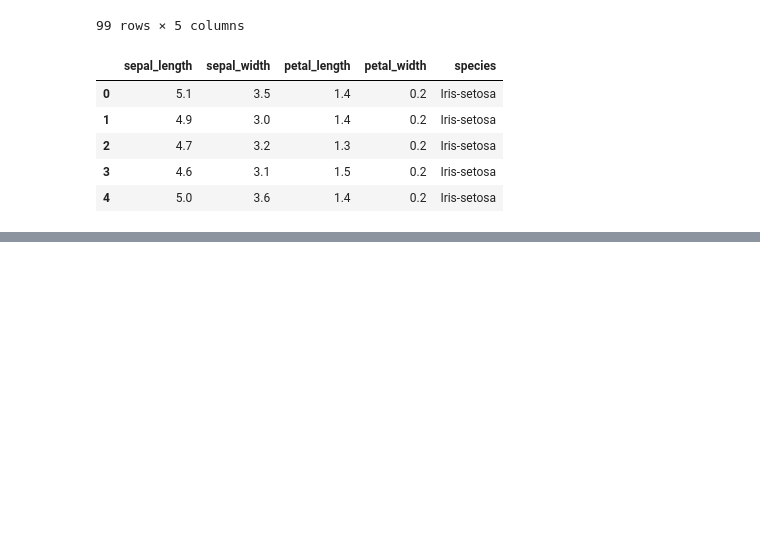
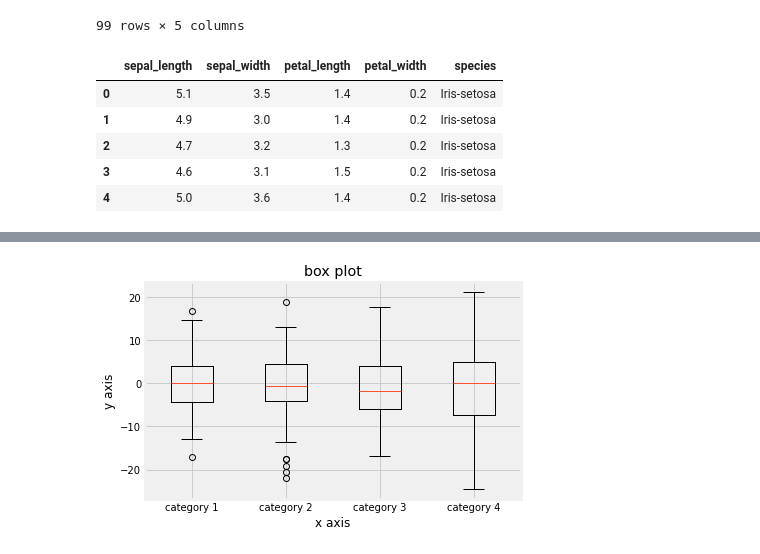
Before and after one commit to wu-olivia-ke/inf1340-programmingfordatascience-fa21, a Jupyter notebook: class-demo.ipynb, the cells around one changed output, grey strips where cells are left out. Saved outputs shown, nothing was run; the diff lists cells and outputs as text; code cells hidden in the pictures; blank space fills up the shorter version.

```diff
--- a/class-demo.ipynb
+++ b/class-demo.ipynb
@@ -655,0 +645,25 @@ for i in range(len(iris['petal_length'])):
+# %%
+#generating fake data
+data1 = np.random.normal(0,6,100)
+data2 = np.random.normal(0,7,100)
+data3 = np.random.normal(0,8,100)
+data4 = np.random.normal(0,9,100)
+data = list([data1,data2,data3,data4])
+# %%
+#building boxplots
+fig, ax = plt.subplots()
+
+ax.boxplot(data)
+
+#playing around with viz parameters
+ax.set_title('box plot')
+ax.set_xlabel('x axis')
+ax.set_ylabel('y axis')
+xticklabels=['category 1','category 2','category 3','category 4']
+ax.set_xticklabels(xticklabels)
+
+ax.yaxis.grid(True)
+
+plt.show()
+# %% [output]
+[figure, added]
```
Also changed, not shown: parts of 8 cells of this notebook, 1 other file.
